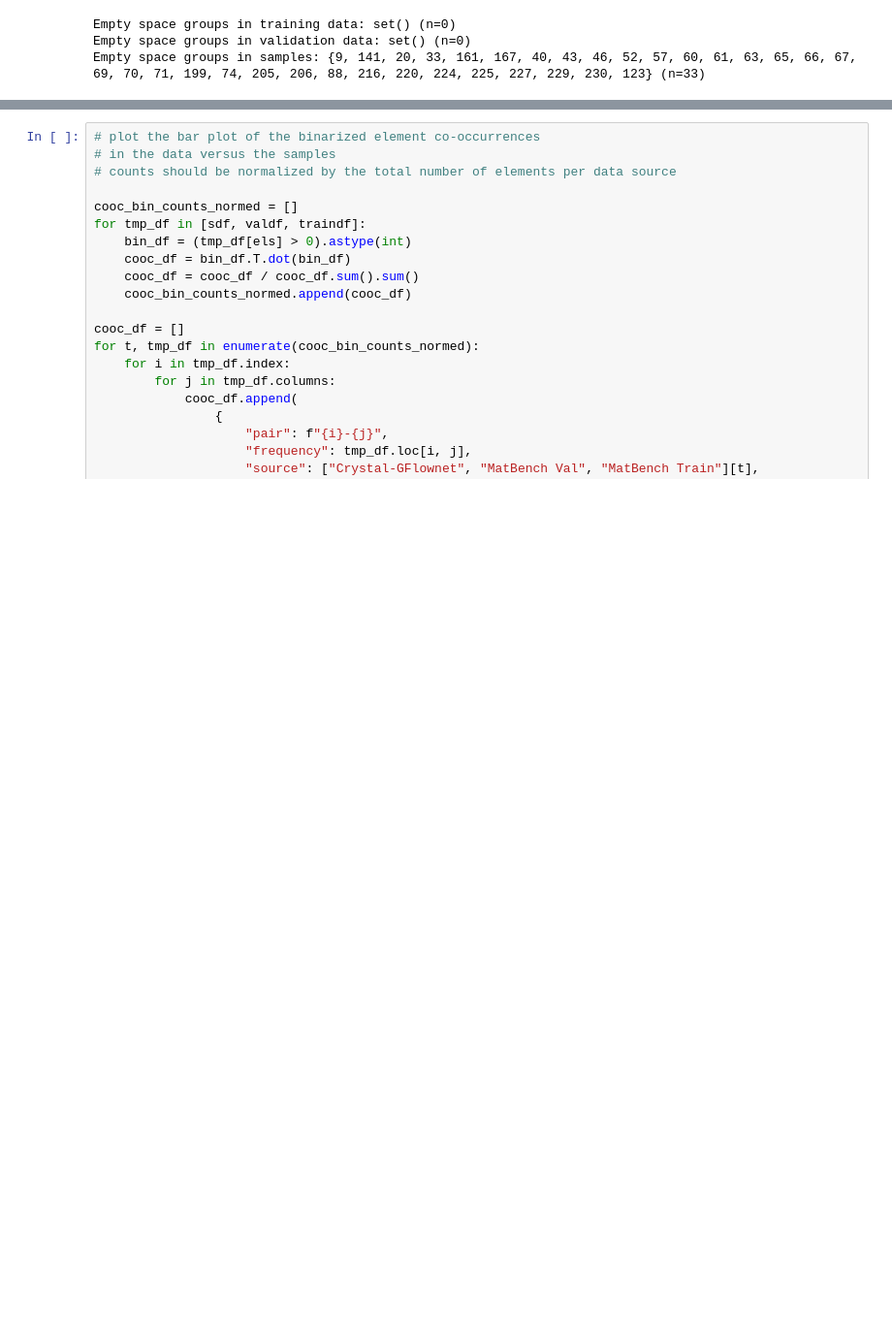
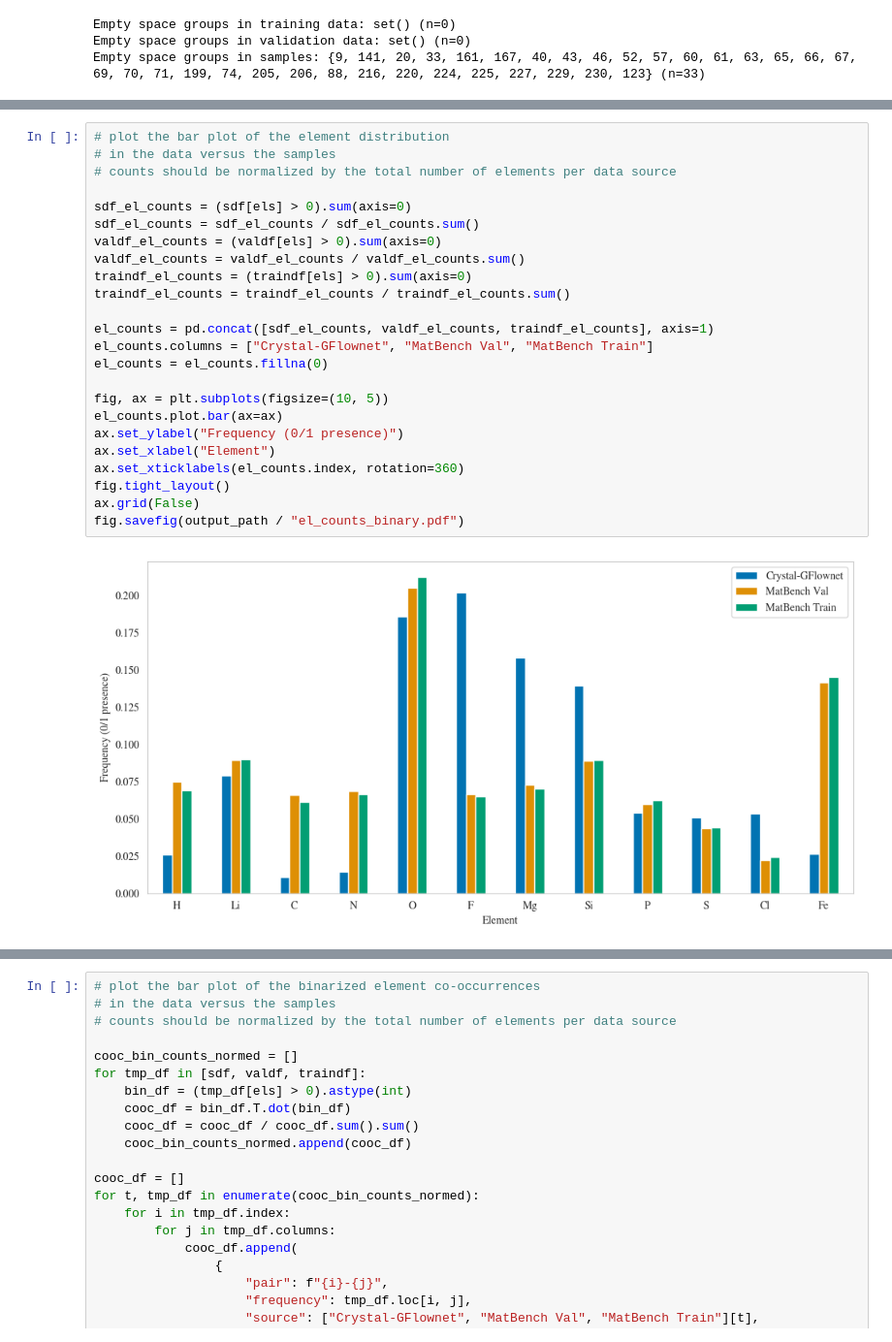
Before and after one commit to sh-divya/ActiveLearningMaterials, a Jupyter notebook: notebooks/gfn_samples.ipynb, the cells around one changed output, grey strips where cells are left out. Shown: that part at 97% size. Cells and saved outputs as stored; diff of their text form; blank space fills up the shorter version.

```diff
--- a/notebooks/gfn_samples.ipynb
+++ b/notebooks/gfn_samples.ipynb
@@ -239,0 +240,26 @@ fig.savefig(output_path / "el_counts.pdf")
+# %%
+# plot the bar plot of the element distribution
+# in the data versus the samples
+# counts should be normalized by the total number of elements per data source
+
+sdf_el_counts = (sdf[els] > 0).sum(axis=0)
+sdf_el_counts = sdf_el_counts / sdf_el_counts.sum()
+valdf_el_counts = (valdf[els] > 0).sum(axis=0)
+valdf_el_counts = valdf_el_counts / valdf_el_counts.sum()
+traindf_el_counts = (traindf[els] > 0).sum(axis=0)
+traindf_el_counts = traindf_el_counts / traindf_el_counts.sum()
+
+el_counts = pd.concat([sdf_el_counts, valdf_el_counts, traindf_el_counts], axis=1)
+el_counts.columns = ["Crystal-GFlownet", "MatBench Val", "MatBench Train"]
+el_counts = el_counts.fillna(0)
+
+fig, ax = plt.subplots(figsize=(10, 5))
+el_counts.plot.bar(ax=ax)
+ax.set_ylabel("Frequency (0/1 presence)")
+ax.set_xlabel("Element")
+ax.set_xticklabels(el_counts.index, rotation=360)
+fig.tight_layout()
+ax.grid(False)
+fig.savefig(output_path / "el_counts_binary.pdf")
+# %% [output]
+[figure, added]
```
Also changed, not shown: parts of 2 cells of this notebook.
